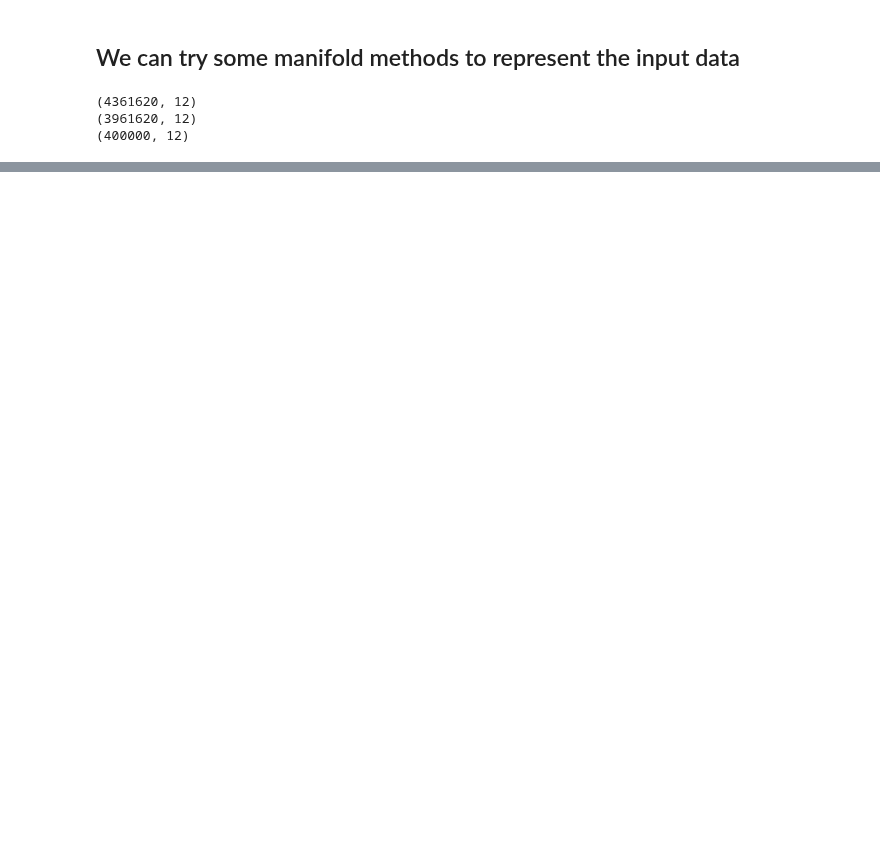
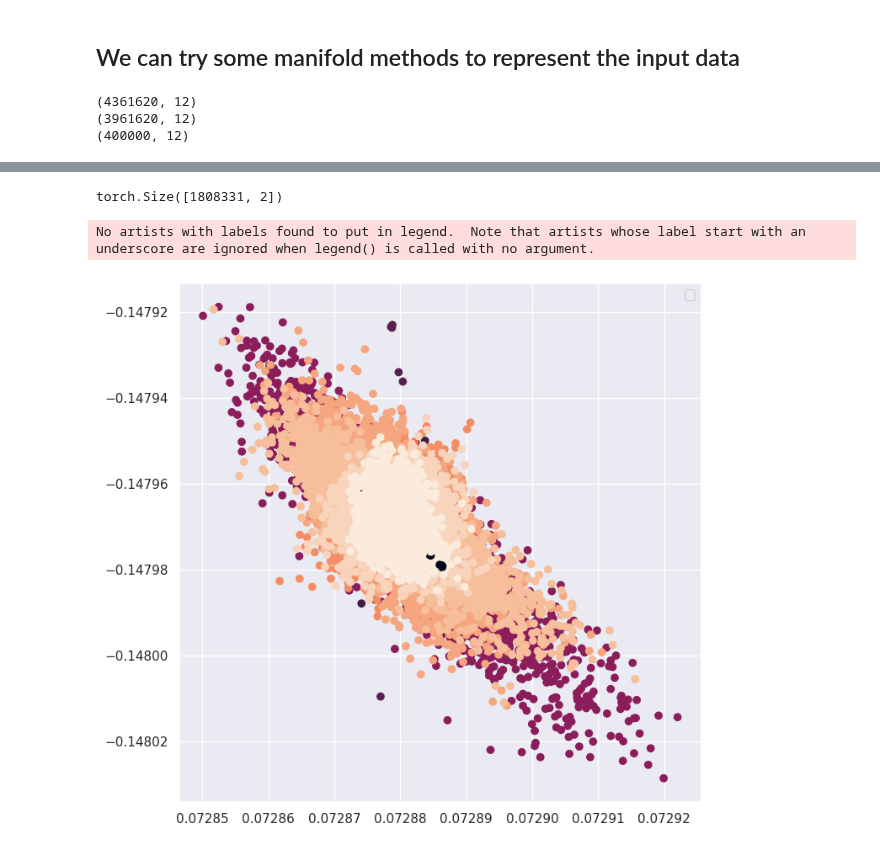
Before and after one commit to WaleedAlzamil80/EMG_Synergy_project, a Jupyter notebook: Synergy_EMG.ipynb, the cells around one changed output, grey strips where cells are left out. Drawn from its saved outputs; the diff is of its cells as text; code cells hidden in the pictures; blank space fills up the shorter version.

```diff
--- a/Synergy_EMG.ipynb
+++ b/Synergy_EMG.ipynb
@@ -782,7 +1091,7 @@ test = torch.tensor(X_test.values.astype(np.float32))
 train_data = TensorDataset(train, train)
 test_data = TensorDataset(test, test)
 
-batch_size = 100000
+batch_size = 400000
 train_loader = DataLoader(train_data, batch_size=batch_size, shuffle=True)
 test_loader = DataLoader(test_data, batch_size=batch_size, shuffle=True)
 # %% [output]
@@ -1104,3 +1216,20 @@ plt.show()
+# %%
+e = torch.tensor(emg1.values.astype(np.float32))
+coding = model.encoder(e.to('cuda'))
+coding.shape
+# %% [output]
+torch.Size([1808331, 2])
+# %%
+cod = coding.cpu().detach().numpy()
+# %%
+# Plot the loss curves
+plt.figure(figsize = (8, 8))
+plt.scatter(cod.T[0], cod.T[1], c= np.array(stimulus1).reshape(-1,))
+plt.legend()
+plt.show()
+# %% [output]
+No artists with labels found to put in legend.  Note that artists whose label start with an underscore are ignored when legend() is called with no argument.
+[figure, added]
 # %%
 from sklearn.decomposition import PCA
 
```
Also changed, not shown: parts of 32 cells of this notebook, 5 other files.
